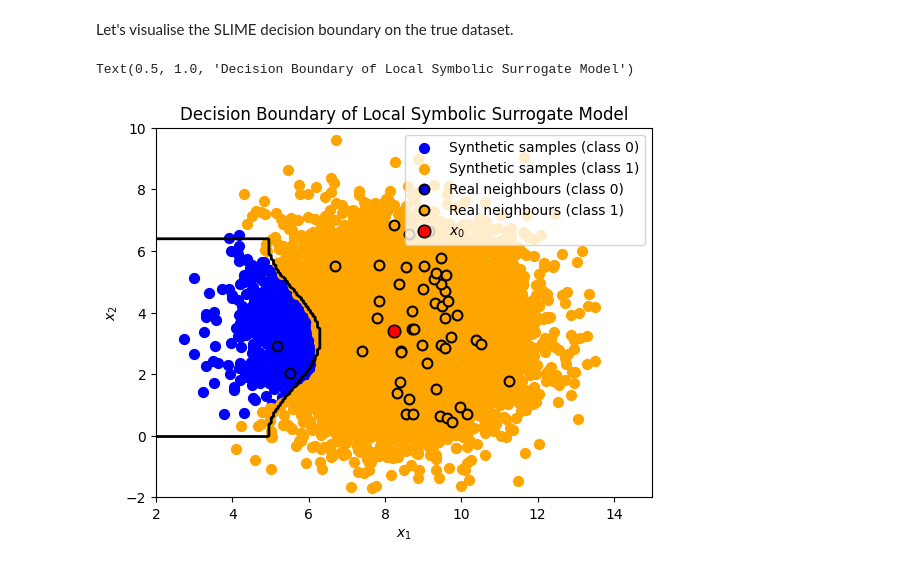
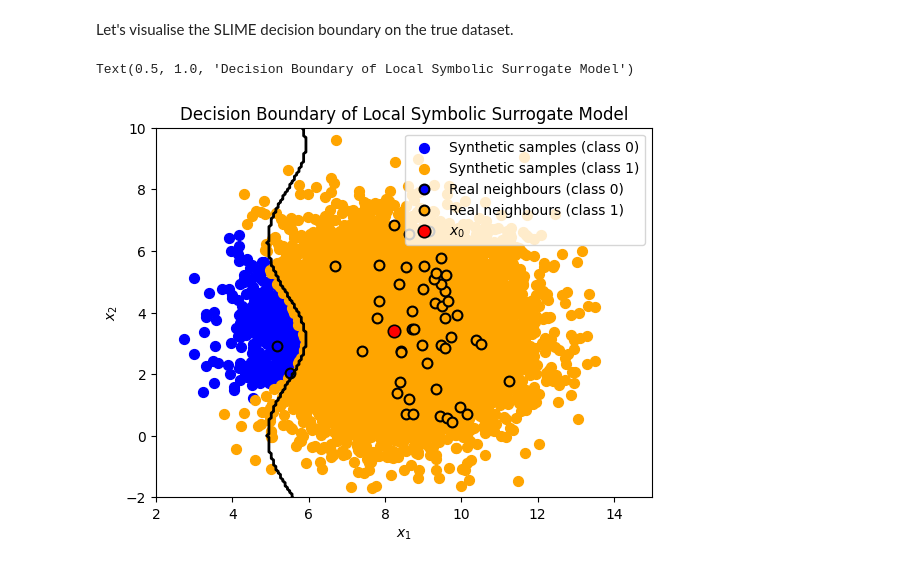
Before and after one commit to astroautomata/SymTorch, a Jupyter notebook: docs/demos/slime_api_demo.ipynb, the cells around one changed output. Cells and saved outputs as stored; diff of their text form; code cells hidden in the pictures.

Commit message:
updated to include the new SymbolicModel

```diff
--- a/docs/demos/slime_api_demo.ipynb
+++ b/docs/demos/slime_api_demo.ipynb
@@ -302,2 +287,0 @@ slime_model = SLIMEModel(
-# %%
-slime_model.fit(model_func, X, x=x0, var = var)
@@ -306,0 +288,2 @@ Fitting SLIME with 10050 points (50 real + 10000 synthetic)
+# %%
+slime_model = SymbolicModel(model_func, block_name = "func")
@@ -354,7 +402,7 @@ xx, yy = np.meshgrid(
 
 # evaluate model
 grid = np.column_stack([xx.ravel(), yy.ravel()])   # shape (600*600, 2)
-Z = slime_model.predict(grid)
+Z = slime_model(grid)
 
 Z = np.asarray(Z).reshape(-1)   # ensure 1D
 Z = Z.reshape(xx.shape)
@@ -366,31 +414,31 @@ plt.contour(xx, yy, Z, levels=[0.5], colors='black', linewidths=2)
 plt.scatter(synthetic_samples[synthetic_preds == 0, 0],
             synthetic_samples[synthetic_preds == 0, 1],
             s=50, facecolor="blue", label="Synthetic samples (class 0)")
 
 plt.scatter(synthetic_samples[synthetic_preds == 1, 0],
             synthetic_samples[synthetic_preds == 1, 1],
             s=50, facecolor="orange", label="Synthetic samples (class 1)")
 
 plt.scatter(real_inputs[real_preds == 0, 0],
             real_inputs[real_preds == 0, 1],
             s=50, facecolor="blue", edgecolor="black",
             linewidth=1.5, label="Real neighbours (class 0)")
 plt.scatter(real_inputs[real_preds == 1, 0],
             real_inputs[real_preds == 1, 1],
             s=50, facecolor="orange", edgecolor="black",
             linewidth=1.5, label="Real neighbours (class 1)")
 plt.scatter(x0[0], x0[1],
             s=80, color="red", edgecolor="black", linewidth=1.2,
             label=r"$x_0$")
 
 plt.xlim(2,15)
 plt.ylim(-2,10)
 
 plt.legend()
 plt.xlabel(r"$x_1$")
 plt.ylabel(r"$x_2$")
 
 plt.title("Decision Boundary of Local Symbolic Surrogate Model")
 # %% [output]
 Text(0.5, 1.0, 'Decision Boundary of Local Symbolic Surrogate Model')
-[figure, old version]
+[figure, new version]
```
Also changed, not shown: parts of 15 cells of this notebook, 2 other files.
